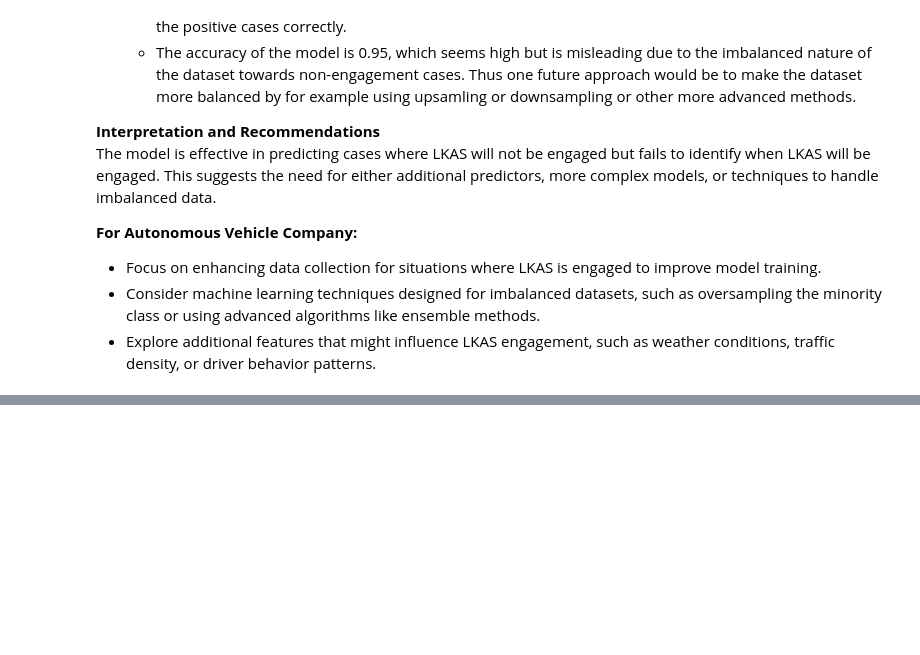
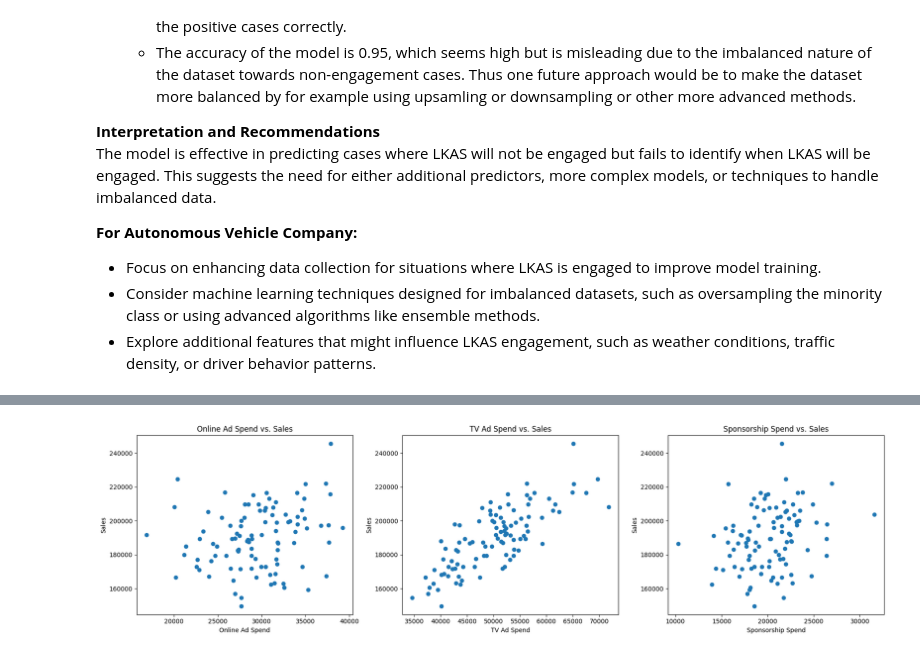
Before and after one commit to pouriaetab/ds-toolkit, a Jupyter notebook: statistical_methods/regression_analysis/regression_analysis.ipynb, the cells around one changed output, grey strips where cells are left out. Cells and saved outputs as stored; diff of their text form; code cells hidden in the pictures; blank space fills up the shorter version.

```diff
--- a/statistical_methods/regression_analysis/regression_analysis.ipynb
+++ b/statistical_methods/regression_analysis/regression_analysis.ipynb
@@ -587,0 +948,23 @@ The model is effective in predicting cases where LKAS will not be engaged but fa
+# %%
+import numpy as np
+import pandas as pd
+
+np.random.seed(42)
+
+n_samples = 100
+
+# Generate synthetic data for marketing spend and sales
+online_ad_spend = np.random.normal(30000, 5000, n_samples)
+tv_ad_spend = np.random.normal(50000, 8000, n_samples)
+sponsorship_spend = np.random.normal(20000, 3000, n_samples)
+
+# Simulate sales based on marketing spend plus noise
+sales = 20000 + 1.5 * online_ad_spend + 2.0 * tv_ad_spend + 1.2 * sponsorship_spend + np.random.normal(0, 10000, n_samples)
+
+# Create the DataFrame
+df = pd.DataFrame({
+    'online_ad_spend': online_ad_spend,
+    'tv_ad_spend': tv_ad_spend,
+    'sponsorship_spend': sponsorship_spend,
+    'sales': sales
+})
@@ -587,0 +976,24 @@ The model is effective in predicting cases where LKAS will not be engaged but fa
+# %%
+import matplotlib.pyplot as plt
+
+fig, axs = plt.subplots(1, 3, figsize=(18, 5))
+
+axs[0].scatter(df['online_ad_spend'], df['sales'])
+axs[0].set_title('Online Ad Spend vs. Sales')
+axs[0].set_xlabel('Online Ad Spend')
+axs[0].set_ylabel('Sales')
+
+axs[1].scatter(df['tv_ad_spend'], df['sales'])
+axs[1].set_title('TV Ad Spend vs. Sales')
+axs[1].set_xlabel('TV Ad Spend')
+axs[1].set_ylabel('Sales')
+
+axs[2].scatter(df['sponsorship_spend'], df['sales'])
+axs[2].set_title('Sponsorship Spend vs. Sales')
+axs[2].set_xlabel('Sponsorship Spend')
+axs[2].set_ylabel('Sales')
+
+plt.tight_layout()
+plt.show()
+# %% [output]
+[figure, added]
```
Also changed, not shown: parts of 30 cells of this notebook, 1 other file.
